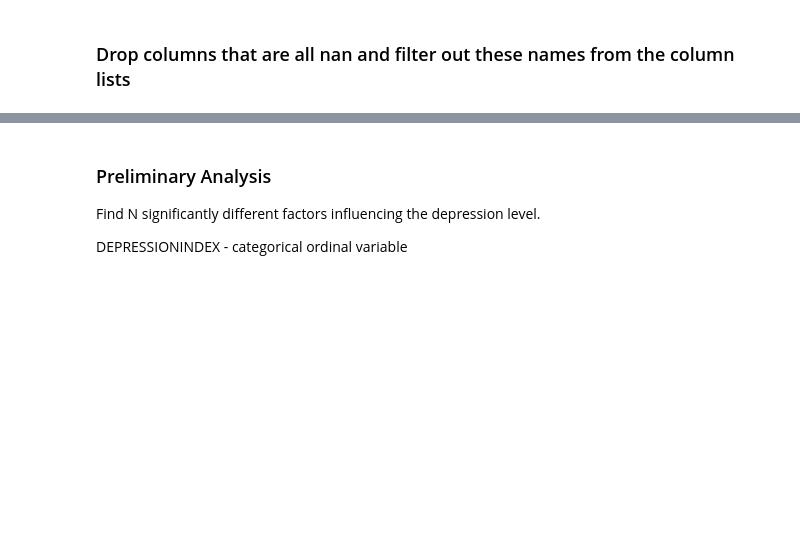
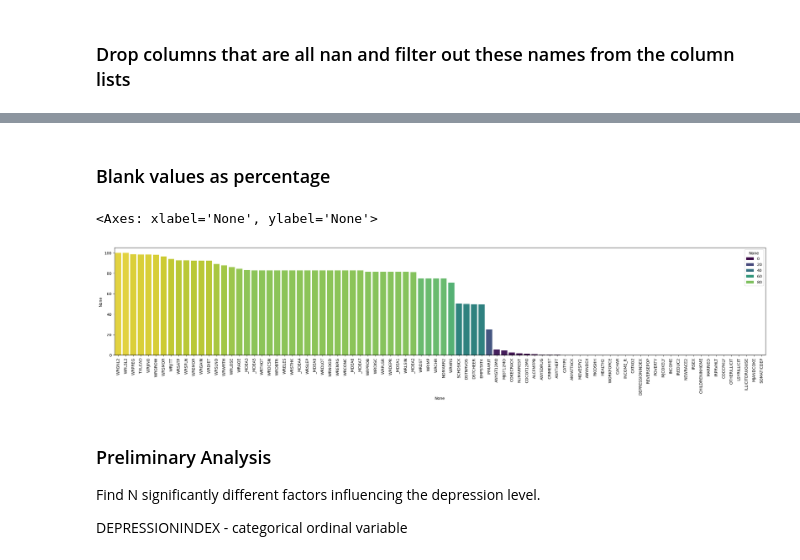
Before and after one commit to KozAAAAA/depression_analysis, a Jupyter notebook: analysis.ipynb, the cells around one changed output, grey strips where cells are left out. Drawn from its saved outputs; the diff is of its cells as text; code cells hidden in the pictures; blank space fills up the shorter version.

Commit message:
Add stats

```diff
--- a/analysis.ipynb
+++ b/analysis.ipynb
@@ -197,3 +200,13 @@ Dropped empty columns: ['DSTDEPRS', 'DSTSITST', 'DSTNCALM', 'DSTTIRE']
+# %% [markdown]
+### Blank values as percentage
+# %%
+plt.figure(figsize=(30, 5))
+stats = depression_df.isnull().sum().sort_values(ascending=False) / depression_df.shape[0] * 100
+plt.xticks(rotation=90)
+sns.barplot(y=stats, x=stats.index, palette="viridis", hue=stats)
+# %% [output]
+<Axes: xlabel='None', ylabel='None'>
+[figure, added]
 # %% [markdown]
 ### Preliminary Analysis
 Find N significantly different factors influencing the depression level.
```
Also changed, not shown: parts of 9 cells of this notebook.
